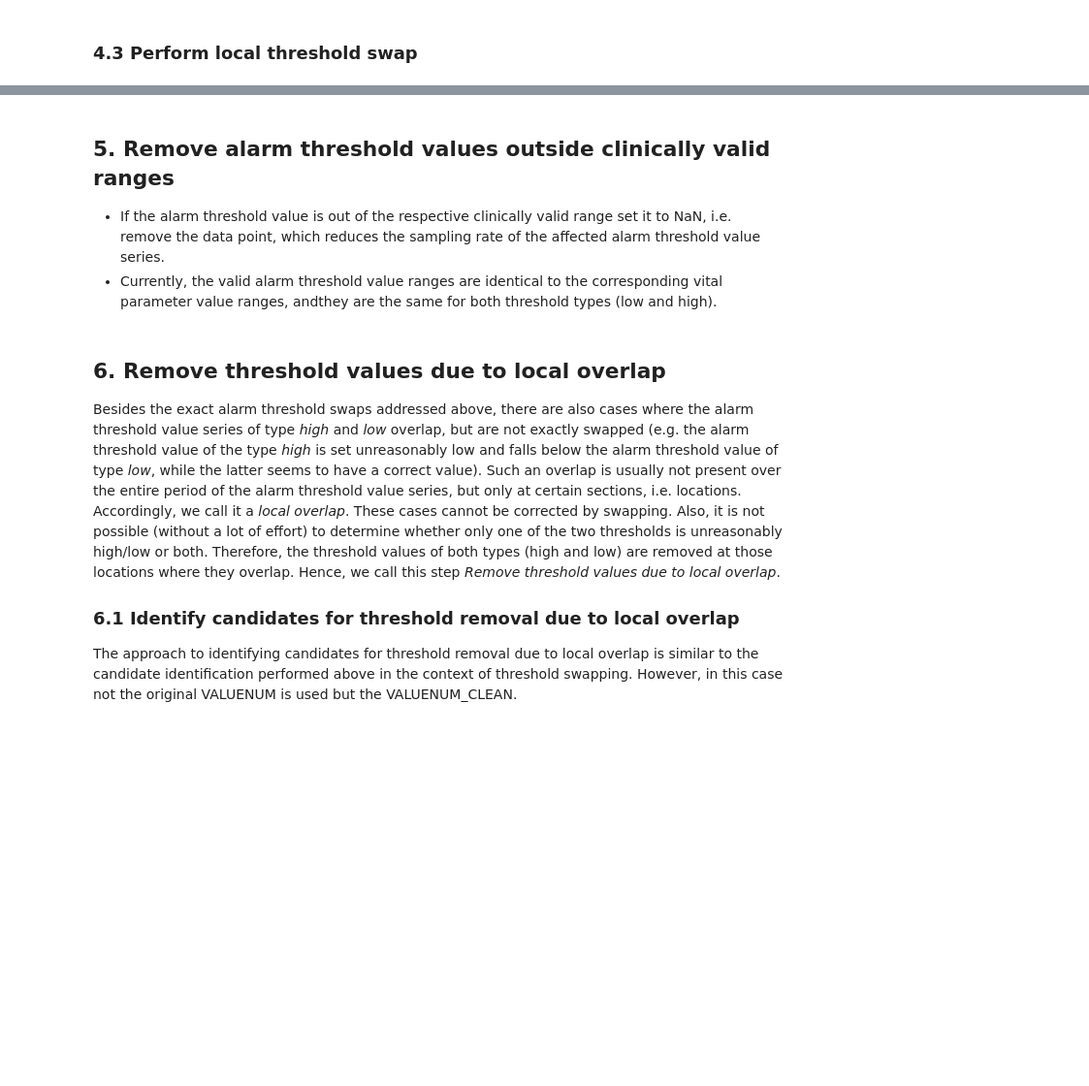
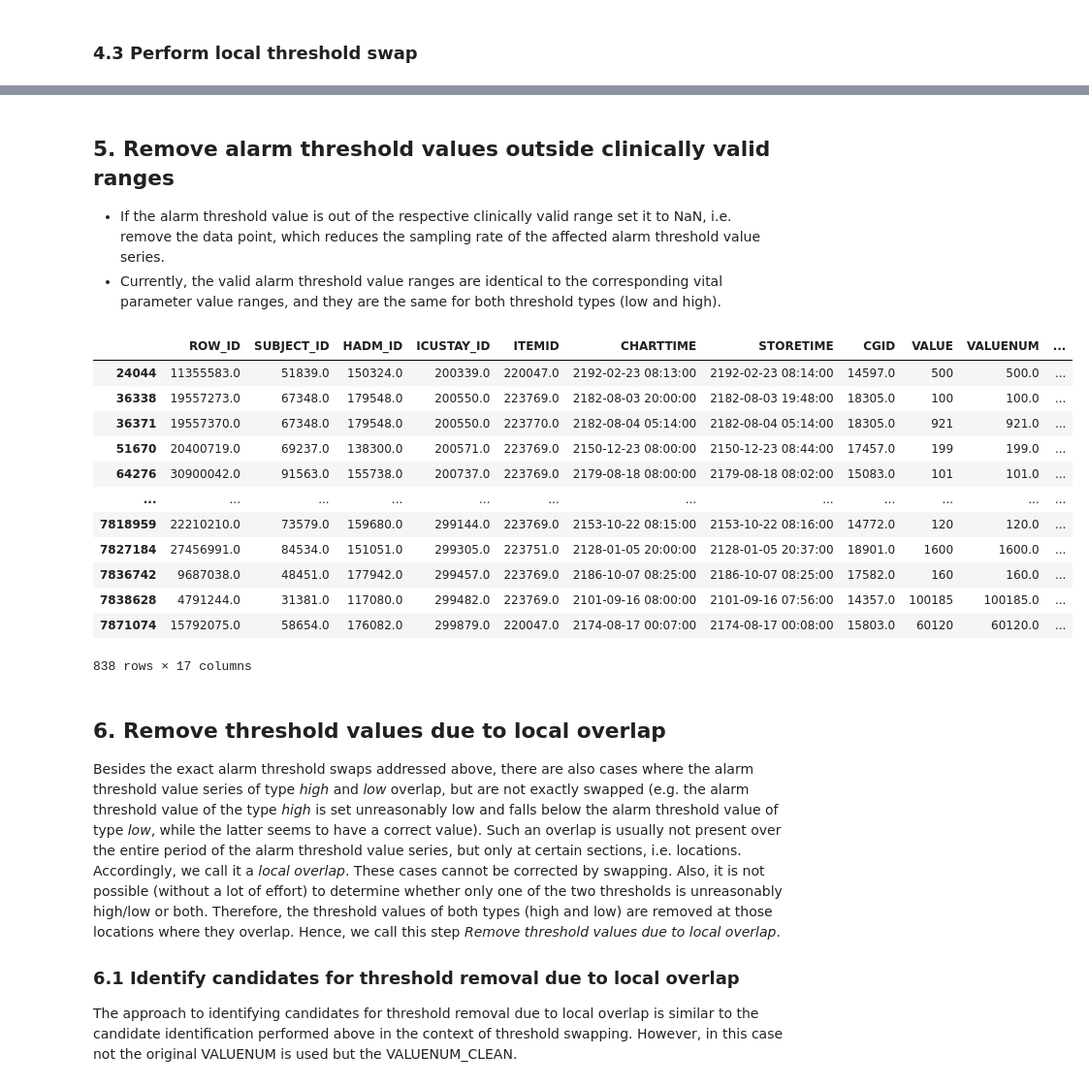
Before and after one commit to denise97/dhl2021, a Jupyter notebook: mimic_data_preprocessing/create_clean_chartevents.ipynb, the cells around one changed output, grey strips where cells are left out. Shown at 97% size. Cells and saved outputs as stored; diff of their text form; code cells hidden in the pictures; blank space fills up the shorter version.

```diff
--- a/mimic_data_preprocessing/create_clean_chartevents.ipynb
+++ b/mimic_data_preprocessing/create_clean_chartevents.ipynb
@@ -639,49 +851,89 @@ chartevents_cleaning_04_exact_threshold_swaps_reverted.to_parquet('../data/chart
 ## 5. Remove alarm threshold values outside clinically valid ranges
 
 * If the alarm threshold value is out of the respective clinically valid range set it to NaN, i.e. remove the data point, which reduces the sampling rate of the affected alarm threshold value series.
-* Currently, the valid alarm threshold value ranges are identical to the corresponding vital parameter value ranges, andthey are the same for both threshold types (low and high).
+* Currently, the valid alarm threshold value ranges are identical to the corresponding vital parameter value ranges, and they are the same for both threshold types (low and high).
 # %%
 import pandas as pd
 import pyarrow as pa
-
+path_to_dir_chartevents_clean = './reportdata/'
 # Read chartevents_cleaning_04_exact_threshold_swaps_reverted from parquet file to pandas data frame
-chartevents_cleaning_04_exact_threshold_swaps_reverted = pd.read_parquet('../data/chartevents_cleaning_04_exact_threshold_swaps_reverted.parquet', engine='pyarrow')
+chartevents_cleaning_04_exact_threshold_swaps_reverted = pd.read_parquet(path_to_dir_chartevents_clean+'chartevents_cleaning_04_exact_threshold_swaps_reverted.parquet', engine='pyarrow')
 # %%
 # Clinically valid threshold ranges
 # Currently, identical to the valid vital parameter value ranges and the same for both threshold types (low and high).
 # It is conceivable to define the ranges for each threshold separately, although we currently lack the medical knowledge base for this.
 # Heart rate Alarm - High (220046): 0-350
 # Heart Rate Alarm - Low (220047): 0-350
 # Non-Invasive Blood Pressure Alarm - High (223751): 0-375
 # Non-Invasive Blood Pressure Alarm - Low (223752): 0-375
 # O2 Saturation Pulseoxymetry Alarm - High (223769): 0-100
 # O2 Saturation Pulseoxymetry Alarm - Low (223770): 0-100
 
 # The approach of alarm threshold value flagging is similar to the vital parameter value flagging performed above.
 # However, in this case not the original VALUENUM is used but the VALUENUM_CLEAN.
 # The reason for this is that alarm threshold values outside the valid ranges can also be among the swapped back alarm threshold values.
 # This is done to include the reverted exact threshold swaps (see above), which may contain thresholds outside the valid ranges.
 
 chartevents_cleaning_05_thresholds_in_valid_range = chartevents_cleaning_04_exact_threshold_swaps_reverted.copy()
 
+# Multiple cleaning rules may apply to a row. There are thresholds that are first swapped and then removed because they are outside the valid range.
+# Both steps are tracked in the CLEANING_FLAG column. Existing CLEANING_FLAG values such as 'High threshold fixed by swap' are not overwritten but extended, e.g.'High threshold fixed by swap; Above valid threshold range'.
+
 chartevents_cleaning_05_thresholds_in_valid_range.loc[
-    ((chartevents_cleaning_05_thresholds_in_valid_range['ITEMID'].isin([220046, 220047])) & (chartevents_cleaning_05_thresholds_in_valid_range['VALUENUM_CLEAN'] < 0)) |
-    ((chartevents_cleaning_05_thresholds_in_valid_range['ITEMID'].isin([223751, 223752])) & (chartevents_cleaning_05_thresholds_in_valid_range['VALUENUM_CLEAN'] < 0)) |
-    ((chartevents_cleaning_05_thresholds_in_valid_range['ITEMID'].isin([223769, 223770])) & (chartevents_cleaning_05_thresholds_in_valid_range['VALUENUM_CLEAN'] < 0)),
+    (
+        ((chartevents_cleaning_05_thresholds_in_valid_range['ITEMID'].isin([220046, 220047])) & (chartevents_cleaning_05_thresholds_in_valid_range['VALUENUM_CLEAN'] < 0)) |
+        ((chartevents_cleaning_05_thresholds_in_valid_range['ITEMID'].isin([223751, 223752])) & (chartevents_cleaning_05_thresholds_in_valid_range['VALUENUM_CLEAN'] < 0)) |
+        ((chartevents_cleaning_05_thresholds_in_valid_range['ITEMID'].isin([223769, 223770])) & (chartevents_cleaning_05_thresholds_in_valid_range['VALUENUM_CLEAN'] < 0))
+    ) & (chartevents_cleaning_05_thresholds_in_valid_range['CLEANING_FLAG'].isin(['High threshold fixed by swap', 'Low threshold fixed by swap'])),
+    'CLEANING_FLAG'] = chartevents_cleaning_05_thresholds_in_valid_range['CLEANING_FLAG'].astype(str)+"; Below valid threshold range"
+
+chartevents_cleaning_05_thresholds_in_valid_range.loc[
+    (
+        ((chartevents_cleaning_05_thresholds_in_valid_range['ITEMID'].isin([220046, 220047])) & (chartevents_cleaning_05_thresholds_in_valid_range['VALUENUM_CLEAN'] < 0)) |
+        ((chartevents_cleaning_05_thresholds_in_valid_range['ITEMID'].isin([223751, 223752])) & (chartevents_cleaning_05_thresholds_in_valid_range['VALUENUM_CLEAN'] < 0)) |
+        ((chartevents_cleaning_05_thresholds_in_valid_range['ITEMID'].isin([223769, 223770])) & (chartevents_cleaning_05_thresholds_in_valid_range['VALUENUM_CLEAN'] < 0))
+    ) & (chartevents_cleaning_05_thresholds_in_valid_range['CLEANING_FLAG'].isnull()),
     'CLEANING_FLAG'] = "Below valid threshold range"
 
 chartevents_cleaning_05_thresholds_in_valid_range.loc[
-    ((chartevents_cleaning_05_thresholds_in_valid_range['ITEMID'].isin([220046, 220047])) & (chartevents_cleaning_05_thresholds_in_valid_range['VALUENUM_CLEAN'] > 350)) |
-    ((chartevents_cleaning_05_thresholds_in_valid_range['ITEMID'].isin([223751, 223752])) & (chartevents_cleaning_05_thresholds_in_valid_range['VALUENUM_CLEAN'] > 375)) |
-    ((chartevents_cleaning_05_thresholds_in_valid_range['ITEMID'].isin([223769, 223770])) & (chartevents_cleaning_05_thresholds_in_valid_range['VALUENUM_CLEAN'] > 100)),
+    (
+        ((chartevents_cleaning_05_thresholds_in_valid_range['ITEMID'].isin([220046, 220047])) & (chartevents_cleaning_05_thresholds_in_valid_range['VALUENUM_CLEAN'] > 350)) |
+        ((chartevents_cleaning_05_thresholds_in_valid_range['ITEMID'].isin([223751, 223752])) & (chartevents_cleaning_05_thresholds_in_valid_range['VALUENUM_CLEAN'] > 375)) |
+        ((chartevents_cleaning_05_thresholds_in_valid_range['ITEMID'].isin([223769, 223770])) & (chartevents_cleaning_05_thresholds_in_valid_range['VALUENUM_CLEAN'] > 100))
+    ) & (chartevents_cleaning_05_thresholds_in_valid_range['CLEANING_FLAG'].isin(['High threshold fixed by swap', 'Low threshold fixed by swap'])),
+    'CLEANING_FLAG'] = chartevents_cleaning_05_thresholds_in_valid_range['CLEANING_FLAG'].astype(str)+"; Above valid threshold range"
+
+chartevents_cleaning_05_thresholds_in_valid_range.loc[
+    (
+        ((chartevents_cleaning_05_thresholds_in_valid_range['ITEMID'].isin([220046, 220047])) & (chartevents_cleaning_05_thresholds_in_valid_range['VALUENUM_CLEAN'] > 350)) |
+        ((chartevents_cleaning_05_thresholds_in_valid_range['ITEMID'].isin([223751, 223752])) & (chartevents_cleaning_05_thresholds_in_valid_range['VALUENUM_CLEAN'] > 375)) |
+        ((chartevents_cleaning_05_thresholds_in_valid_range['ITEMID'].isin([223769, 223770])) & (chartevents_cleaning_05_thresholds_in_valid_range['VALUENUM_CLEAN'] > 100))
+    ) & (chartevents_cleaning_05_thresholds_in_valid_range['CLEANING_FLAG'].isnull()),
     'CLEANING_FLAG'] = "Above valid threshold range"
 
 chartevents_cleaning_05_thresholds_in_valid_range.loc[
-    (chartevents_cleaning_05_thresholds_in_valid_range['CLEANING_FLAG'].isin(["Below valid threshold range","Above valid threshold range"])),
+    (chartevents_cleaning_05_thresholds_in_valid_range.CLEANING_FLAG.str.contains('Below valid threshold range')) |
+    (chartevents_cleaning_05_thresholds_in_valid_range.CLEANING_FLAG.str.contains('Above valid threshold range')),
     'VALUENUM_CLEAN'] = None
 
 display(chartevents_cleaning_05_thresholds_in_valid_range[
-    chartevents_cleaning_05_thresholds_in_valid_range.CLEANING_FLAG.isin(["Below valid threshold range","Above valid threshold range"])])
+    (chartevents_cleaning_05_thresholds_in_valid_range.CLEANING_FLAG.str.contains('Below valid threshold range')) |
+    (chartevents_cleaning_05_thresholds_in_valid_range.CLEANING_FLAG.str.contains('Above valid threshold range'))
+    ])
+# %% [output]
+|  | ROW_ID | SUBJECT_ID | HADM_ID | ICUSTAY_ID | ITEMID | CHARTTIME | STORETIME | CGID | VALUE | VALUENUM | ... |
+| 24044 | 11355583.0 | 51839.0 | 150324.0 | 200339.0 | 220047.0 | 2192-02-23 08:13:00 | 2192-02-23 08:14:00 | 14597.0 | 500 | 500.0 | ... |
+| 36338 | 19557273.0 | 67348.0 | 179548.0 | 200550.0 | 223769.0 | 2182-08-03 20:00:00 | 2182-08-03 19:48:00 | 18305.0 | 100 | 100.0 | ... |
+| 36371 | 19557370.0 | 67348.0 | 179548.0 | 200550.0 | 223770.0 | 2182-08-04 05:14:00 | 2182-08-04 05:14:00 | 18305.0 | 921 | 921.0 | ... |
+| 51670 | 20400719.0 | 69237.0 | 138300.0 | 200571.0 | 223769.0 | 2150-12-23 08:00:00 | 2150-12-23 08:44:00 | 17457.0 | 199 | 199.0 | ... |
+| 64276 | 30900042.0 | 91563.0 | 155738.0 | 200737.0 | 223769.0 | 2179-08-18 08:00:00 | 2179-08-18 08:02:00 | 15083.0 | 101 | 101.0 | ... |
+| ... | ... | ... | ... | ... | ... | ... | ... | ... | ... | ... | ... |
+| 7818959 | 22210210.0 | 73579.0 | 159680.0 | 299144.0 | 223769.0 | 2153-10-22 08:15:00 | 2153-10-22 08:16:00 | 14772.0 | 120 | 120.0 | ... |
+| 7827184 | 27456991.0 | 84534.0 | 151051.0 | 299305.0 | 223751.0 | 2128-01-05 20:00:00 | 2128-01-05 20:37:00 | 18901.0 | 1600 | 1600.0 | ... |
+| 7836742 | 9687038.0 | 48451.0 | 177942.0 | 299457.0 | 223769.0 | 2186-10-07 08:25:00 | 2186-10-07 08:25:00 | 17582.0 | 160 | 160.0 | ... |
+| 7838628 | 4791244.0 | 31381.0 | 117080.0 | 299482.0 | 223769.0 | 2101-09-16 08:00:00 | 2101-09-16 07:56:00 | 14357.0 | 100185 | 100185.0 | ... |
+| 7871074 | 15792075.0 | 58654.0 | 176082.0 | 299879.0 | 220047.0 | 2174-08-17 00:07:00 | 2174-08-17 00:08:00 | 15803.0 | 60120 | 60120.0 | ... |
+838 rows × 17 columns
 # %%
 import pandas as pd
 import pyarrow as pa
```
Also changed, not shown: parts of 79 cells of this notebook.
